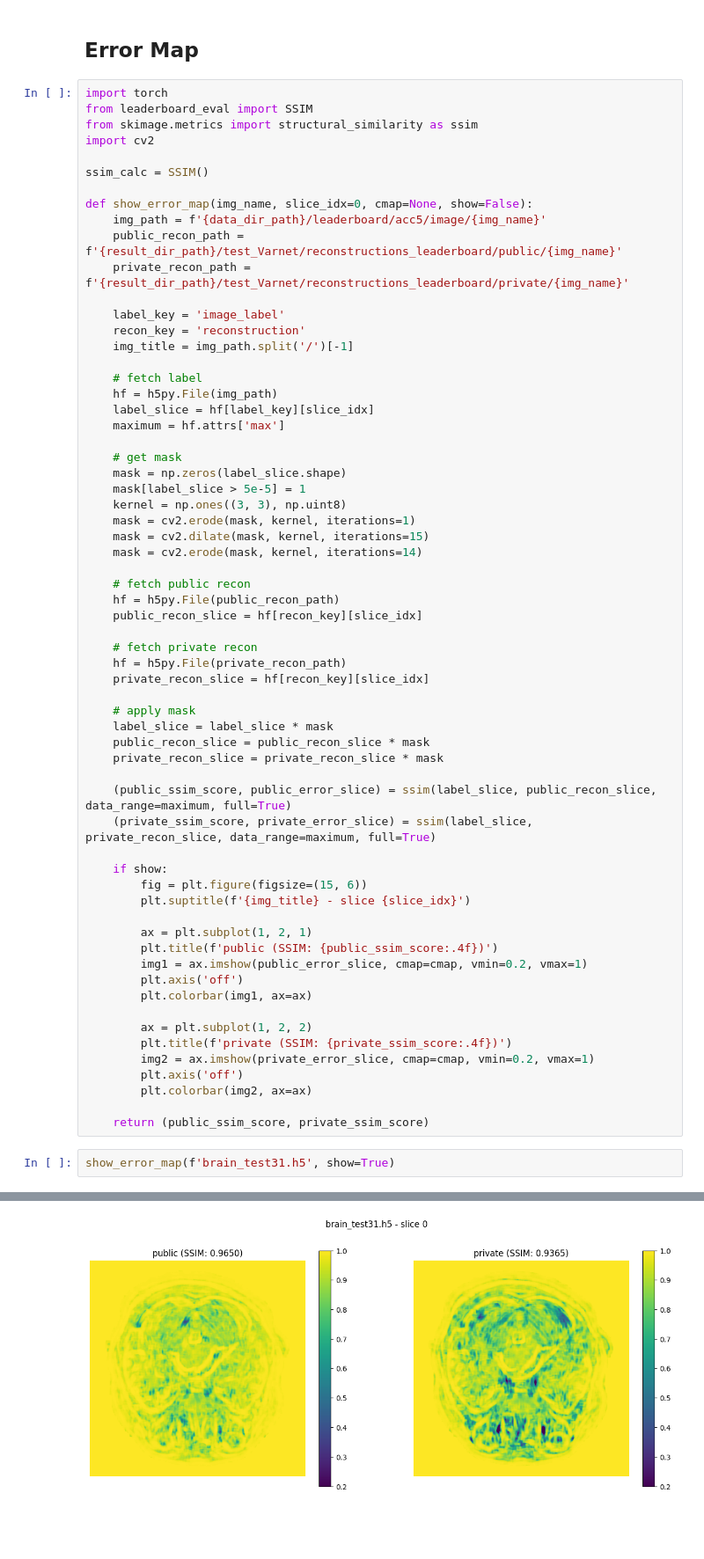
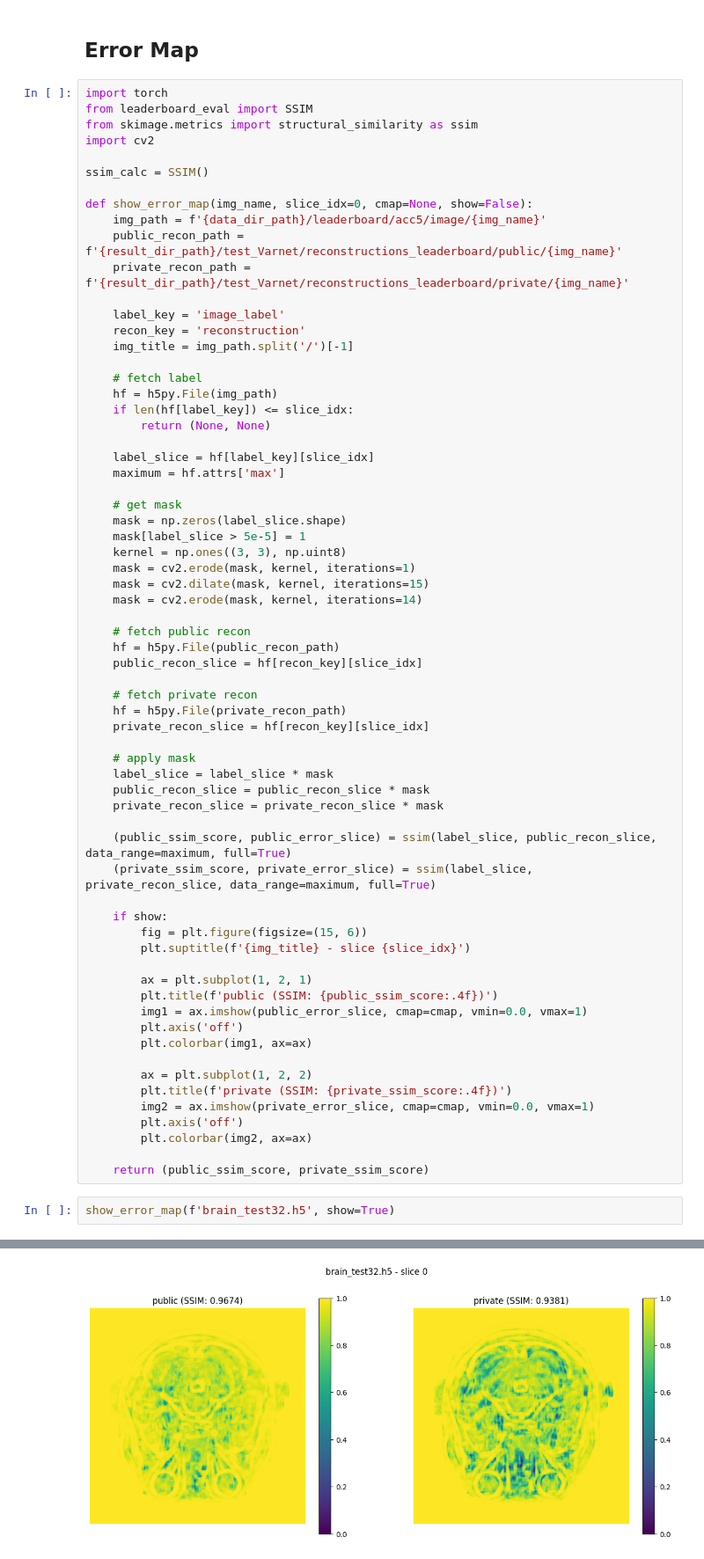
Before and after one commit to B0neh3ad/FastMRI_2024_shasha, a Jupyter notebook: recon_visualization.ipynb, the cells around one changed output, grey strips where cells are left out. Shown at 88% size. Drawn from its saved outputs; the diff is of its cells as text; blank space fills up the shorter version.

```diff
--- a/recon_visualization.ipynb
+++ b/recon_visualization.ipynb
@@ -81,6 +105,9 @@ def show_error_map(img_name, slice_idx=0, cmap=None, show=False):
 
     # fetch label
     hf = h5py.File(img_path)
+    if len(hf[label_key]) <= slice_idx:
+        return (None, None)
+
     label_slice = hf[label_key][slice_idx]
     maximum = hf.attrs['max']
 
@@ -114,17 +141,17 @@ def show_error_map(img_name, slice_idx=0, cmap=None, show=False):
 
         ax = plt.subplot(1, 2, 1)
         plt.title(f'public (SSIM: {public_ssim_score:.4f})')
-        img1 = ax.imshow(public_error_slice, cmap=cmap, vmin=0.2, vmax=1)
+        img1 = ax.imshow(public_error_slice, cmap=cmap, vmin=0.0, vmax=1)
         plt.axis('off')
         plt.colorbar(img1, ax=ax)
 
         ax = plt.subplot(1, 2, 2)
         plt.title(f'private (SSIM: {private_ssim_score:.4f})')
-        img2 = ax.imshow(private_error_slice, cmap=cmap, vmin=0.2, vmax=1)
+        img2 = ax.imshow(private_error_slice, cmap=cmap, vmin=0.0, vmax=1)
         plt.axis('off')
         plt.colorbar(img2, ax=ax)
 
     return (public_ssim_score, private_ssim_score)
 # %%
-show_error_map(f'brain_test31.h5', show=True)
+show_error_map(f'brain_test32.h5', show=True)
 # %% [output]
@@ -132,2 +159,2 @@ show_error_map(f'brain_test31.h5', show=True)
-[figure, old version]
+[figure, new version]
 # %%
```
Also changed, not shown: parts of 19 cells of this notebook.
